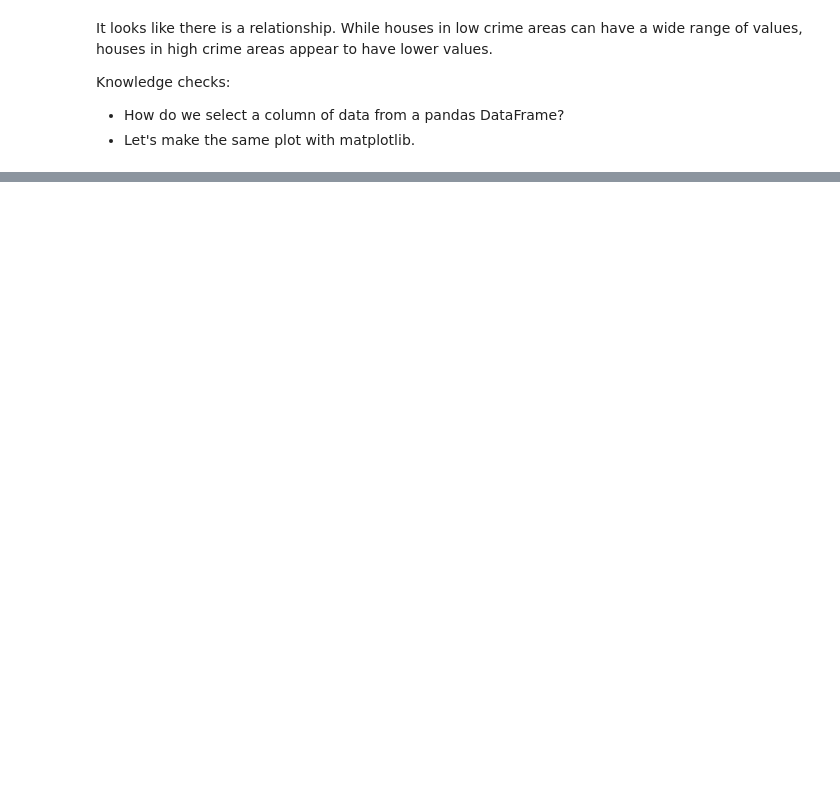
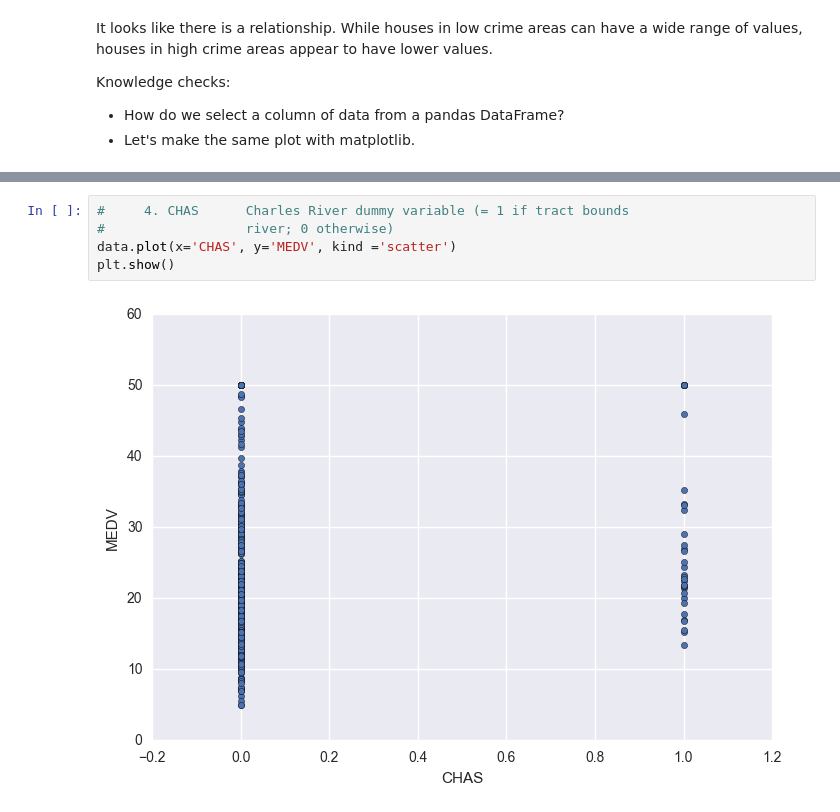
Before and after one commit to shetty83/dsi-sea-week03-1.2, a Jupyter notebook: code/starter-code/W3-Lab-1.2-Starter.ipynb, the cells around one changed output, grey strips where cells are left out. Cells and saved outputs as stored; diff of their text form; blank space fills up the shorter version.

```diff
--- a/code/starter-code/W3-Lab-1.2-Starter.ipynb
+++ b/code/starter-code/W3-Lab-1.2-Starter.ipynb
@@ -78,0 +106,7 @@ plt.ylabel("House Value")
+# %%
+#     4. CHAS      Charles River dummy variable (= 1 if tract bounds
+#                  river; 0 otherwise)
+data.plot(x='CHAS', y='MEDV', kind ='scatter')
+plt.show()
+# %% [output]
+[figure, added]
```
Also changed, not shown: parts of 19 cells of this notebook.
